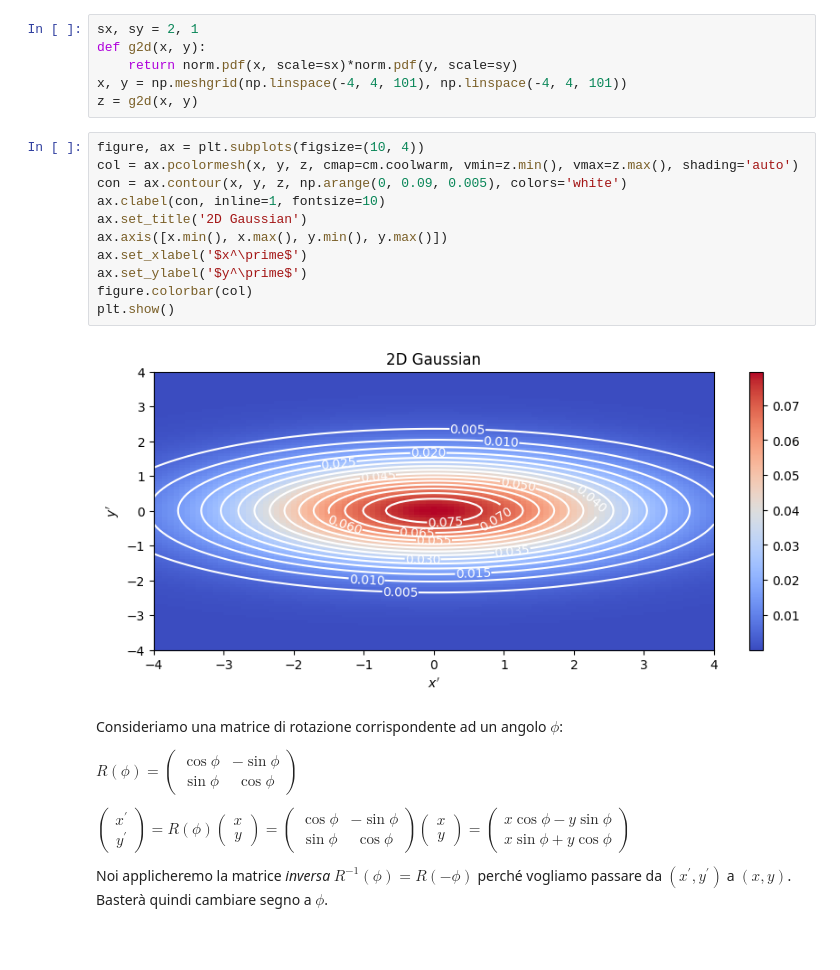
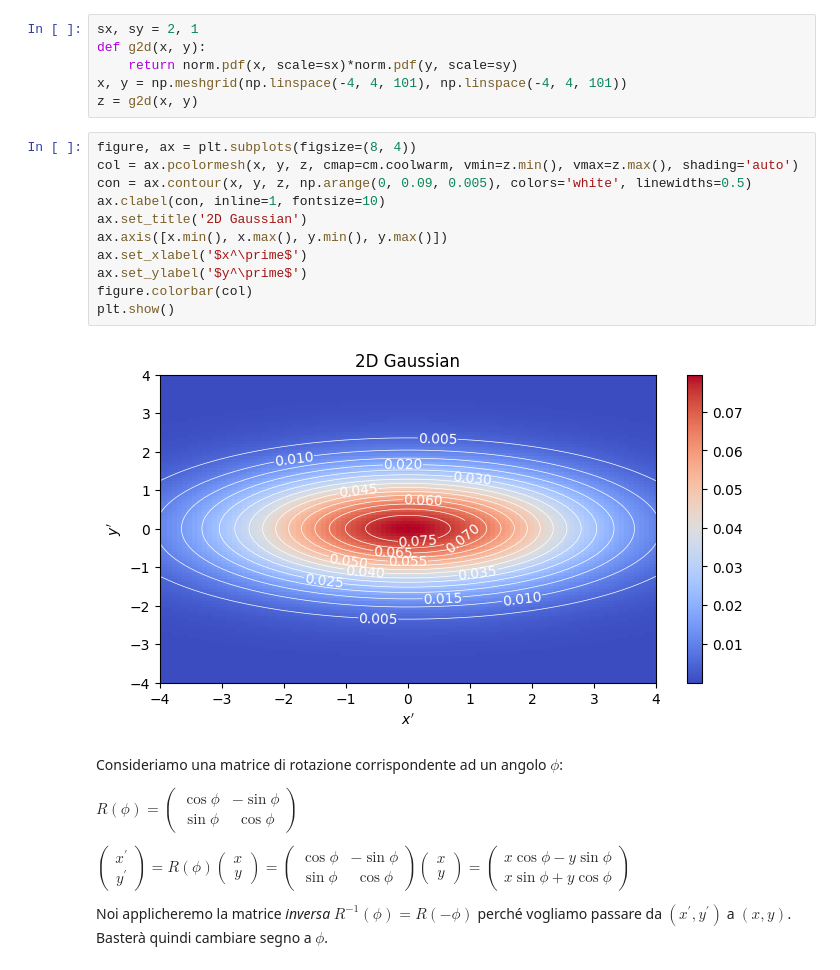
Before and after one commit to lucalista/analisi-dati-2024, a Jupyter notebook: 09.01.00__Gaussiane_a_2_dimensioni_e_covarianza.ipynb, the cells around one changed output. Cells and saved outputs as stored; diff of their text form; blank space fills up the shorter version.

```diff
--- a/09.01.00__Gaussiane_a_2_dimensioni_e_covarianza.ipynb
+++ b/09.01.00__Gaussiane_a_2_dimensioni_e_covarianza.ipynb
@@ -86,18 +86,18 @@ def g2d(x, y):
 x, y = np.meshgrid(np.linspace(-4, 4, 101), np.linspace(-4, 4, 101))
 z = g2d(x, y)
 # %%
-figure, ax = plt.subplots(figsize=(10, 4))
+figure, ax = plt.subplots(figsize=(8, 4))
 col = ax.pcolormesh(x, y, z, cmap=cm.coolwarm, vmin=z.min(), vmax=z.max(), shading='auto')
-con = ax.contour(x, y, z, np.arange(0, 0.09, 0.005), colors='white')
+con = ax.contour(x, y, z, np.arange(0, 0.09, 0.005), colors='white', linewidths=0.5)
 ax.clabel(con, inline=1, fontsize=10)
 ax.set_title('2D Gaussian')
 ax.axis([x.min(), x.max(), y.min(), y.max()])
 ax.set_xlabel('$x^\prime$')
 ax.set_ylabel('$y^\prime$')
 figure.colorbar(col)
 plt.show()
 # %% [output]
-[figure, old version]
+[figure, new version]
 # %% [markdown]
 Consideriamo una matrice di rotazione corrispondente ad un angolo $\phi$:
 
```
Also changed, not shown: parts of 7 cells of this notebook, 1 other file.
